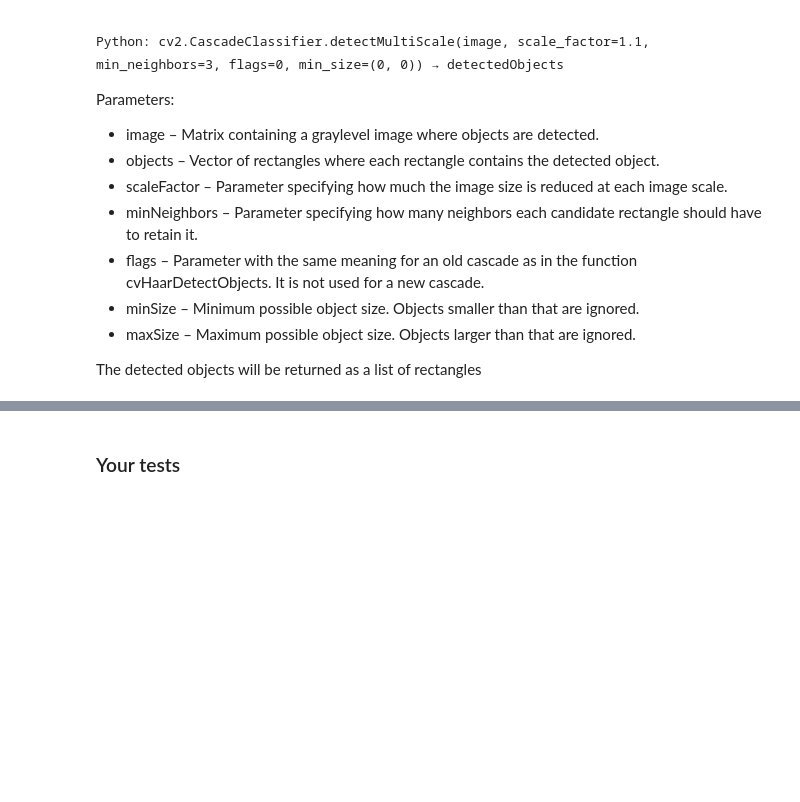
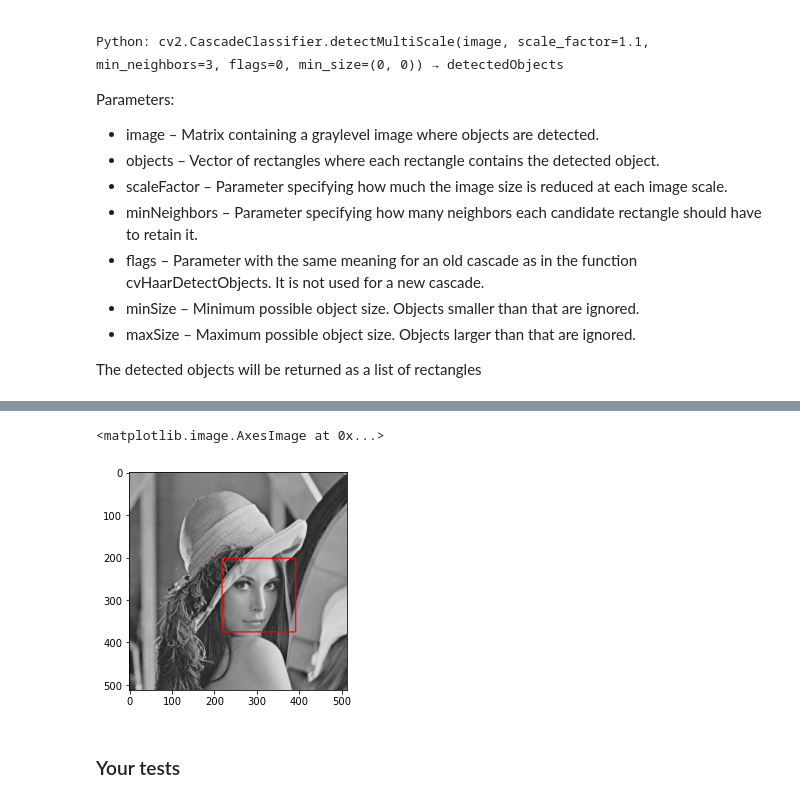
Before and after one commit to Riz97/Computational-Vision, a Jupyter notebook: Lab4/object_detection-sketch.ipynb, the cells around one changed output, grey strips where cells are left out. Saved outputs shown, nothing was run; the diff lists cells and outputs as text; code cells hidden in the pictures; blank space fills up the shorter version.

```diff
--- a/Lab4/object_detection-sketch.ipynb
+++ b/Lab4/object_detection-sketch.ipynb
@@ -181,3 +208,9 @@ plt.imshow(img)
+# %%
+draw_rects(img,faces,color = (255,0,0))
+plt.imshow(img)
+# %% [output]
+<matplotlib.image.AxesImage at 0x...>
+[figure, added]
 # %% [markdown]
 ### Your tests
 # %%
```
Also changed, not shown: parts of 17 cells of this notebook.
